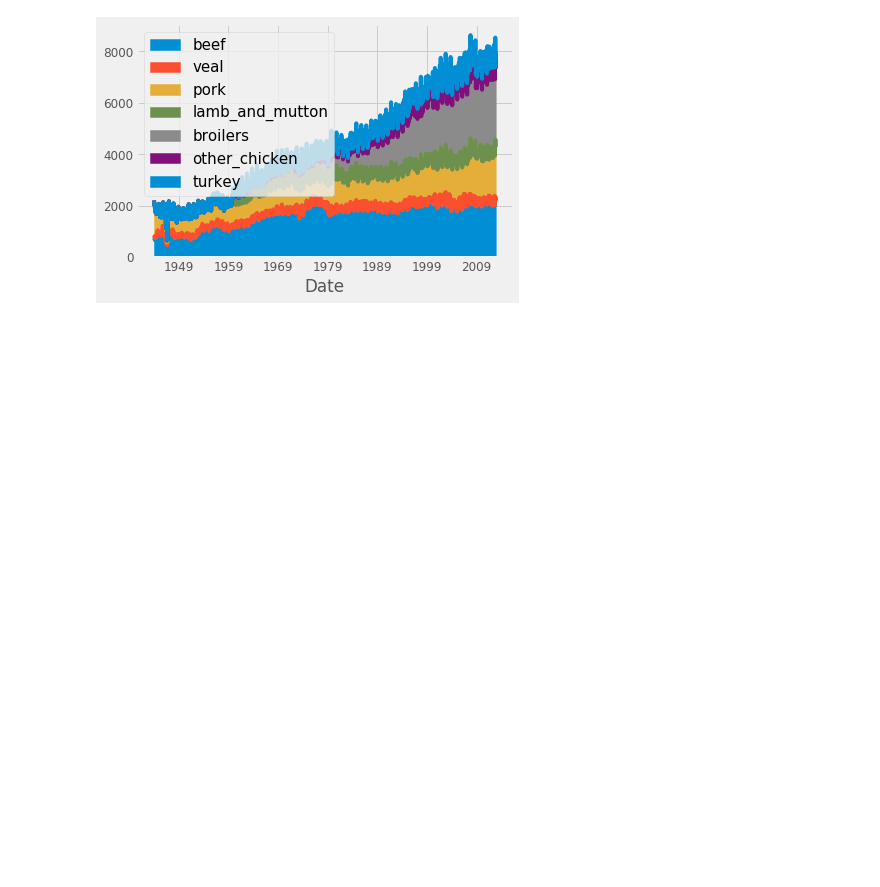
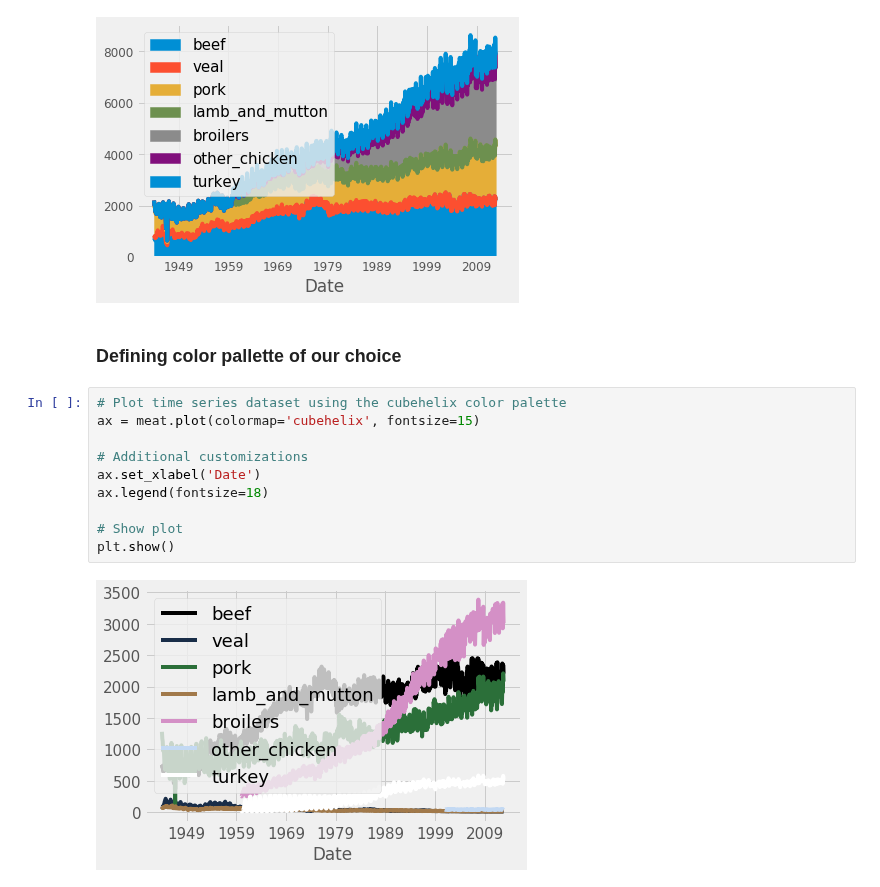
Before and after one commit to bhaskarjitsarmah/projects_D, a Jupyter notebook: Visualizing Time Series Data in Python/Visualizing Time Series Data in Python.ipynb, the cells around one changed output. Cells and saved outputs as stored; diff of their text form; blank space fills up the shorter version.

Commit message:
added code to define color pallette

```diff
--- a/Visualizing Time Series Data in Python/Visualizing Time Series Data in Python.ipynb
+++ b/Visualizing Time Series Data in Python/Visualizing Time Series Data in Python.ipynb
@@ -571,3 +571,17 @@ ax.legend(fontsize=15)
 plt.show()
 # %% [output]
 [figure]
+# %% [markdown]
+### Defining color pallette of our choice
+# %%
+# Plot time series dataset using the cubehelix color palette
+ax = meat.plot(colormap='cubehelix', fontsize=15)
+
+# Additional customizations
+ax.set_xlabel('Date')
+ax.legend(fontsize=18)
+
+# Show plot
+plt.show()
+# %% [output]
+[figure, added]
```
